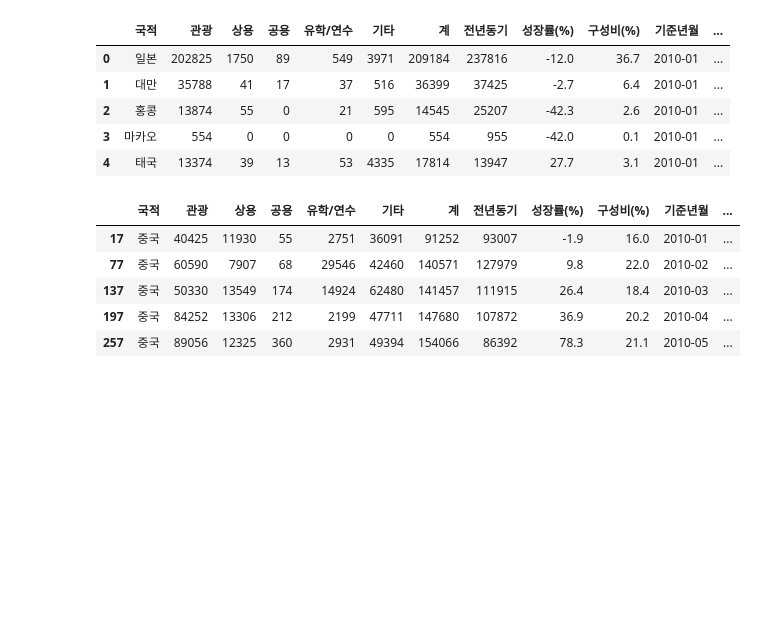
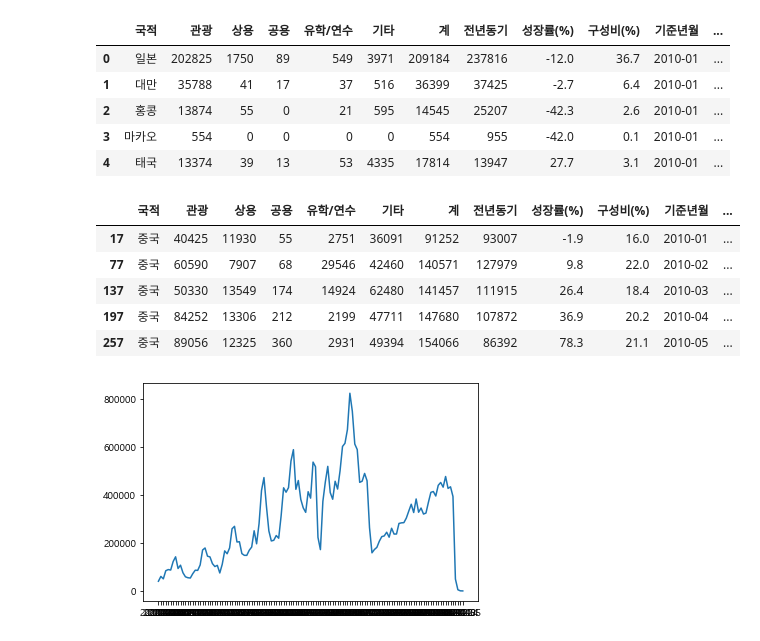
Before and after one commit to erdosnumber0/crawling_practice, a Jupyter notebook: 7-2. 코로나 이후 중국인 관광객 추이.ipynb, the cells around one changed output. Cells and saved outputs as stored; diff of their text form; code cells hidden in the pictures; blank space fills up the shorter version.

```diff
--- a/7-2. 코로나 이후 중국인 관광객 추이.ipynb
+++ b/7-2. 코로나 이후 중국인 관광객 추이.ipynb
@@ -39,0 +38,5 @@ plt.
+# %%
+plt.plot(df_filter['기준년월'], df_filter.관광)
+plt.show()
+# %% [output]
+[figure, added]
```
Also changed, not shown: parts of 2 cells of this notebook.
